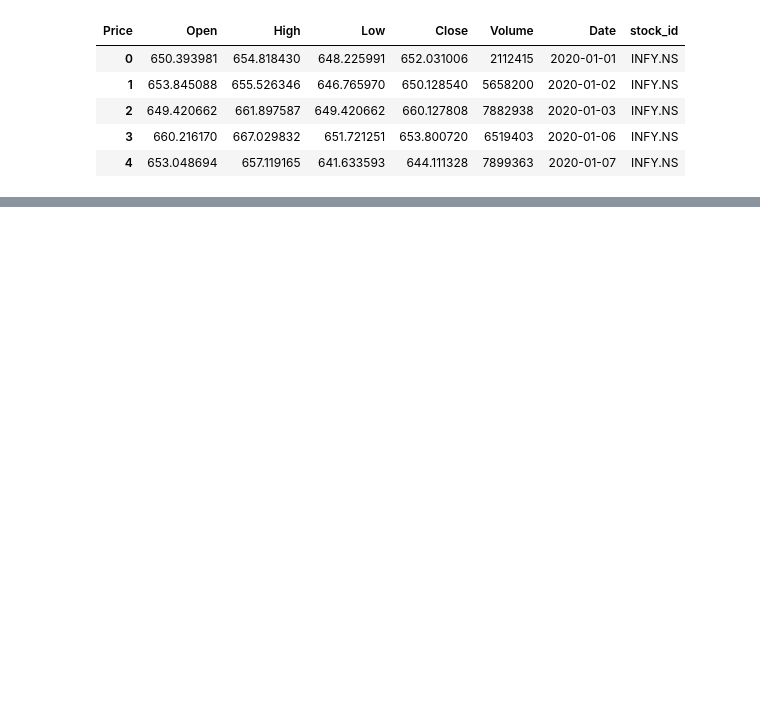
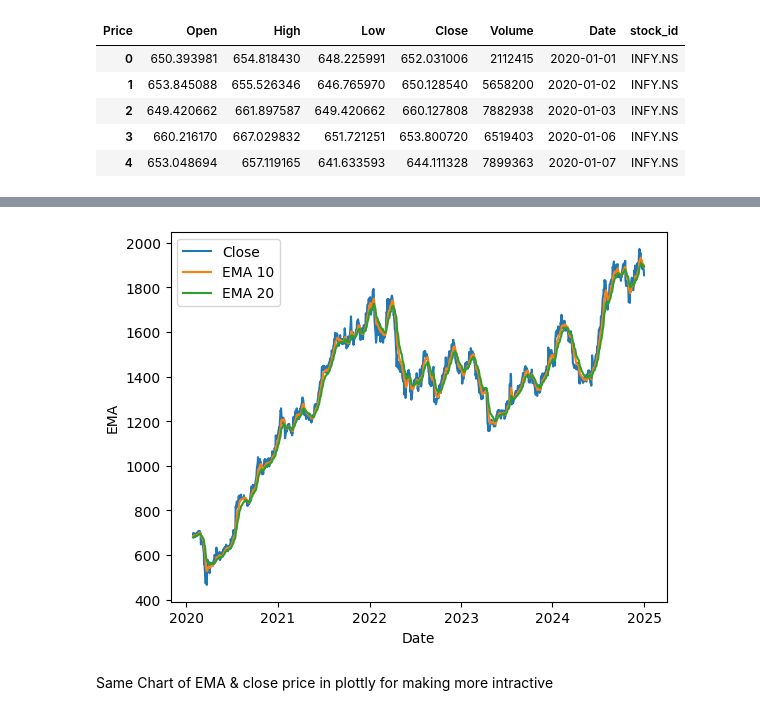
Before and after one commit to prashant-004/stock_prediction, a Jupyter notebook: notebook/get_data.ipynb, the cells around one changed output, grey strips where cells are left out. Saved outputs shown, nothing was run; the diff lists cells and outputs as text; code cells hidden in the pictures; blank space fills up the shorter version.

```diff
--- a/notebook/get_data.ipynb
+++ b/notebook/get_data.ipynb
@@ -93,0 +189,12 @@ dtype: int64
+# %%
+sns.lineplot(data=df, x='Date', y='Close', label='Close')
+sns.lineplot(data=df, x='Date', y='ema_10', label='EMA 10')
+sns.lineplot(data=df, x='Date', y='ema_20', label='EMA 20')
+plt.xlabel('Date')
+plt.ylabel('EMA')
+plt.legend()
+plt.show()
+# %% [output]
+[figure, added]
+# %% [markdown]
+Same Chart of EMA & close price in plottly for making more intractive
```
Also changed, not shown: parts of 24 cells of this notebook.
